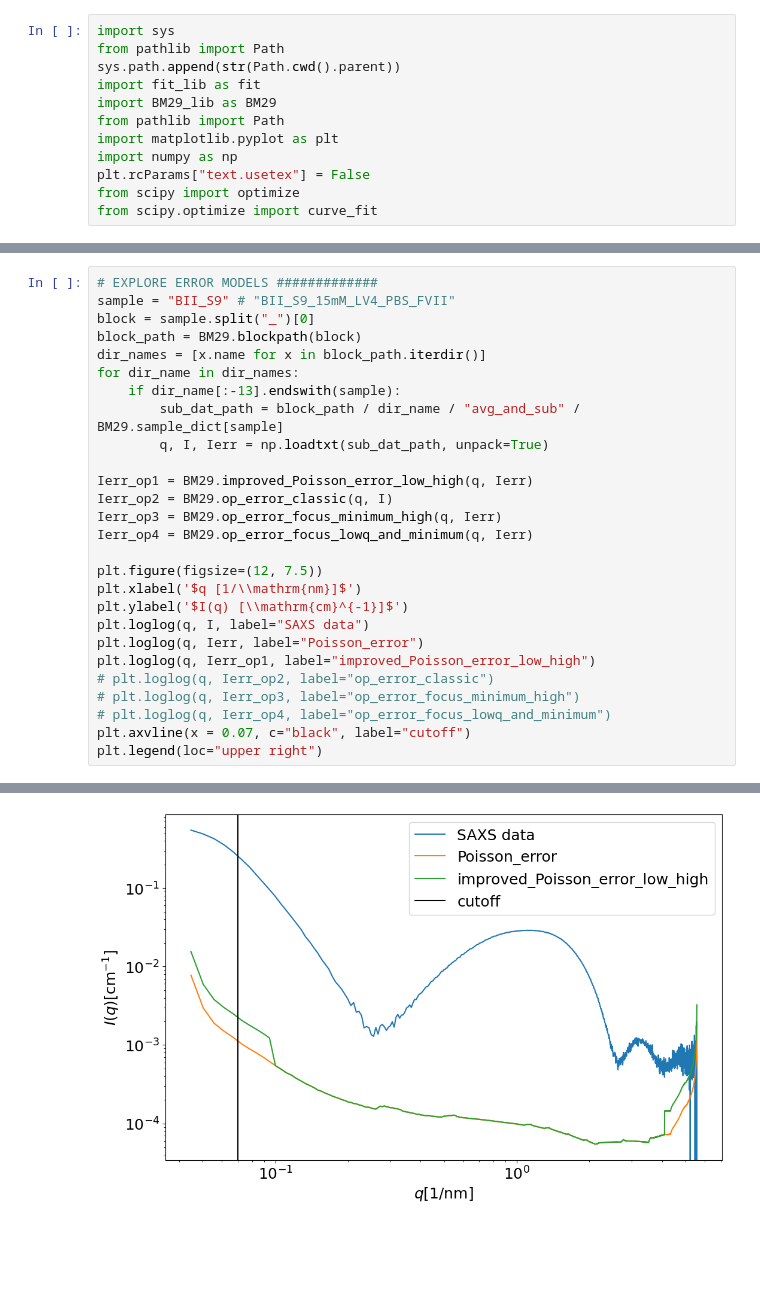
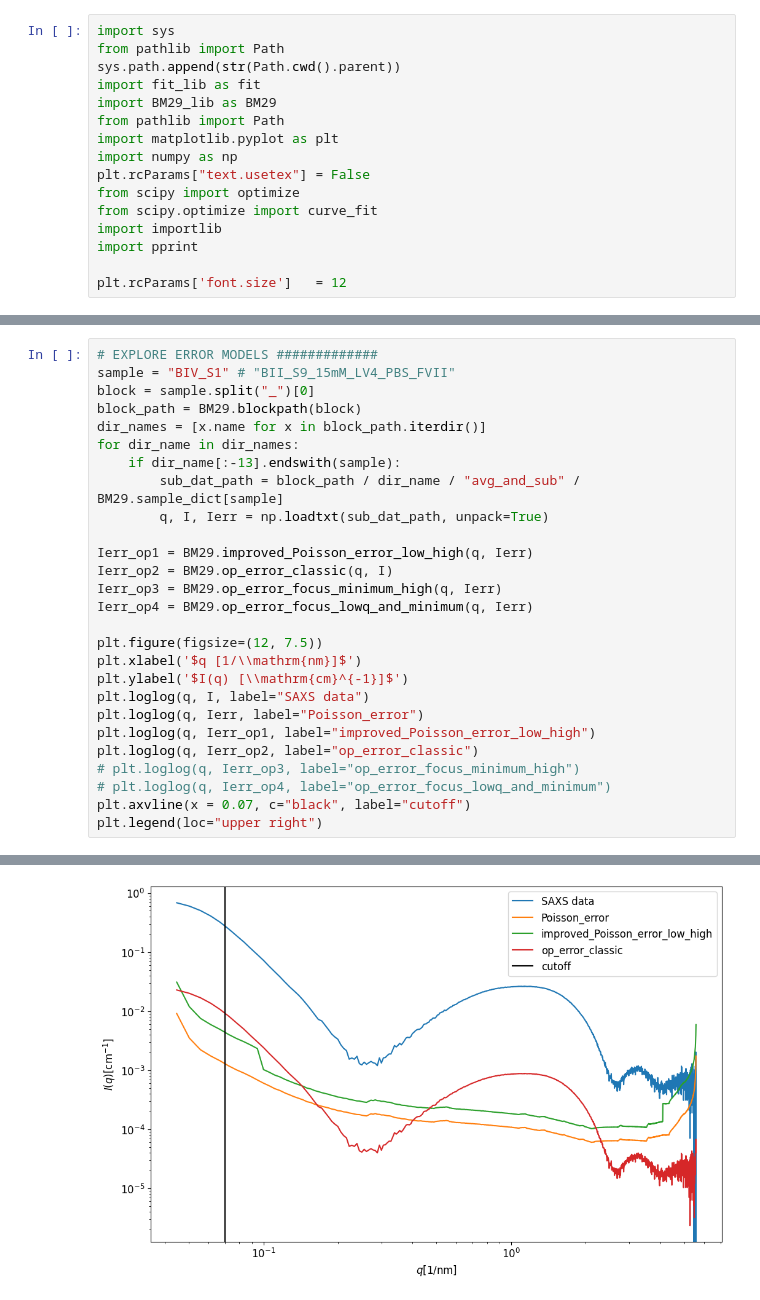
Before and after one commit to riko-hilger/BM29_data_and_analysis_2026, a Jupyter notebook: analysis_BM29_July2026/sort_good_fits_common_chi2_Aug21.ipynb, the cells around one changed output, grey strips where cells are left out. Drawn from its saved outputs; the diff is of its cells as text; blank space fills up the shorter version.

```diff
--- a/analysis_BM29_July2026/sort_good_fits_common_chi2_Aug21.ipynb
+++ b/analysis_BM29_July2026/sort_good_fits_common_chi2_Aug21.ipynb
@@ -10,3 +10,7 @@ import numpy as np
 plt.rcParams["text.usetex"] = False
 from scipy import optimize
 from scipy.optimize import curve_fit
+import importlib
+import pprint
+
+plt.rcParams['font.size']   = 12
@@ -13,31 +117,31 @@ from scipy.optimize import curve_fit
 # %%
 # EXPLORE ERROR MODELS #############
-sample = "BII_S9" # "BII_S9_15mM_LV4_PBS_FVII"
+sample = "BIV_S1" # "BII_S9_15mM_LV4_PBS_FVII"
 block = sample.split("_")[0]
 block_path = BM29.blockpath(block)
 dir_names = [x.name for x in block_path.iterdir()]
 for dir_name in dir_names:
     if dir_name[:-13].endswith(sample):
         sub_dat_path = block_path / dir_name / "avg_and_sub" / BM29.sample_dict[sample]
         q, I, Ierr = np.loadtxt(sub_dat_path, unpack=True)
 
 Ierr_op1 = BM29.improved_Poisson_error_low_high(q, Ierr)
 Ierr_op2 = BM29.op_error_classic(q, I)
 Ierr_op3 = BM29.op_error_focus_minimum_high(q, Ierr)
 Ierr_op4 = BM29.op_error_focus_lowq_and_minimum(q, Ierr)
 
 plt.figure(figsize=(12, 7.5))
 plt.xlabel('$q [1/\\mathrm{nm}]$')
 plt.ylabel('$I(q) [\\mathrm{cm}^{-1}]$')
 plt.loglog(q, I, label="SAXS data")
 plt.loglog(q, Ierr, label="Poisson_error")
 plt.loglog(q, Ierr_op1, label="improved_Poisson_error_low_high")
-# plt.loglog(q, Ierr_op2, label="op_error_classic")
+plt.loglog(q, Ierr_op2, label="op_error_classic")
 # plt.loglog(q, Ierr_op3, label="op_error_focus_minimum_high")
 # plt.loglog(q, Ierr_op4, label="op_error_focus_lowq_and_minimum")
 plt.axvline(x = 0.07, c="black", label="cutoff")
 plt.legend(loc="upper right")
 # %% [output]
 <matplotlib.legend.Legend at 0x...>
-[figure, old version]
+[figure, new version]
 # %%
```
Also changed, not shown: parts of 5 cells of this notebook, 3 other files.
